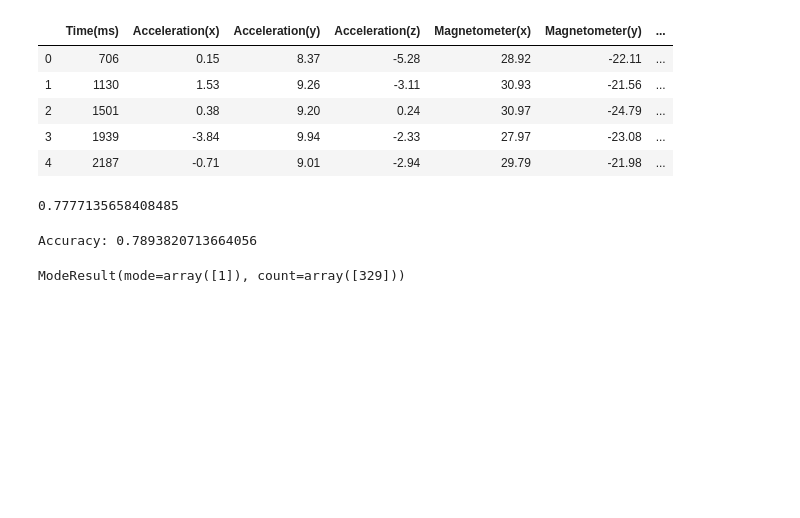
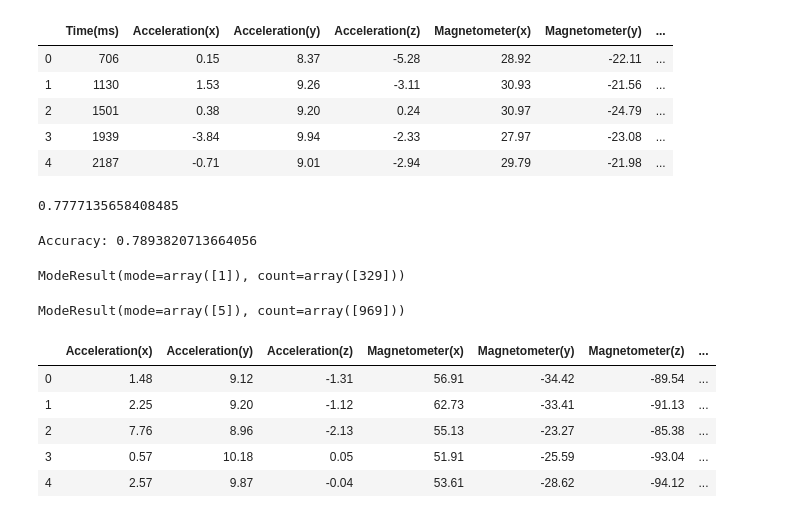
Before and after one commit to sashbhagav/GaitModeling-with-IMU, a Jupyter notebook: Analysis.ipynb, the cells around one changed output. Saved outputs shown, nothing was run; the diff lists cells and outputs as text; code cells hidden in the pictures; blank space fills up the shorter version.

```diff
--- a/Analysis.ipynb
+++ b/Analysis.ipynb
@@ -385,3 +385,19 @@ ModeResult(mode=array([1]), count=array([329]))
 worse_model = worse.drop(columns=['Time(ms)', 'Class'])
 # %%
 w_pred = clf2.predict(worse_model)
+# %%
+stats.mode(w_pred)
+# %% [output]
+ModeResult(mode=array([5]), count=array([969]))
+# %%
+dad = pd.read_csv('ExtraDataNotSureIfGood.TXT',  names=['Acceleration(x)', 'Acceleration(y)', 'Acceleration(z)',
+                                              'Magnetometer(x)', 'Magnetometer(y)', 'Magnetometer(z)',
+                                              'Gyroscope(x)', 'Gyroscope(y)', 'Gyroscope(z)'])
+dad.head()
+# %% [output]
+|  | Acceleration(x) | Acceleration(y) | Acceleration(z) | Magnetometer(x) | Magnetometer(y) | Magnetometer(z) | ... |
+| 0 | 1.48 | 9.12 | -1.31 | 56.91 | -34.42 | -89.54 | ... |
+| 1 | 2.25 | 9.20 | -1.12 | 62.73 | -33.41 | -91.13 | ... |
+| 2 | 7.76 | 8.96 | -2.13 | 55.13 | -23.27 | -85.38 | ... |
+| 3 | 0.57 | 10.18 | 0.05 | 51.91 | -25.59 | -93.04 | ... |
+| 4 | 2.57 | 9.87 | -0.04 | 53.61 | -28.62 | -94.12 | ... |
```
Also changed, not shown: parts of 5 cells of this notebook, 10 other files.
